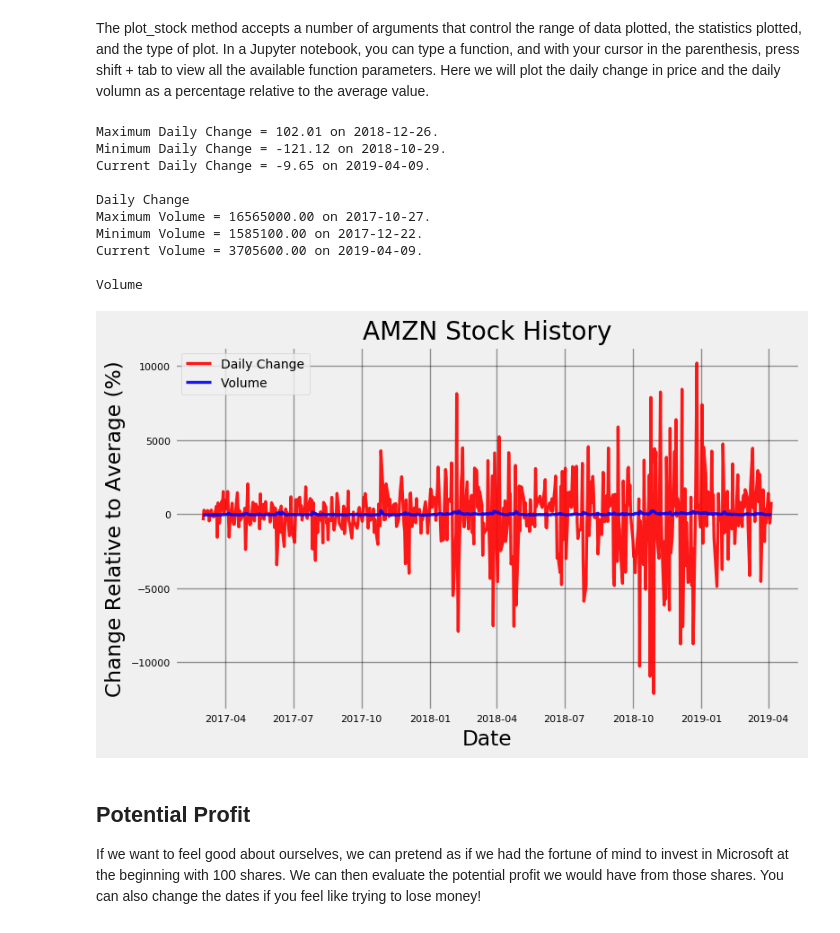
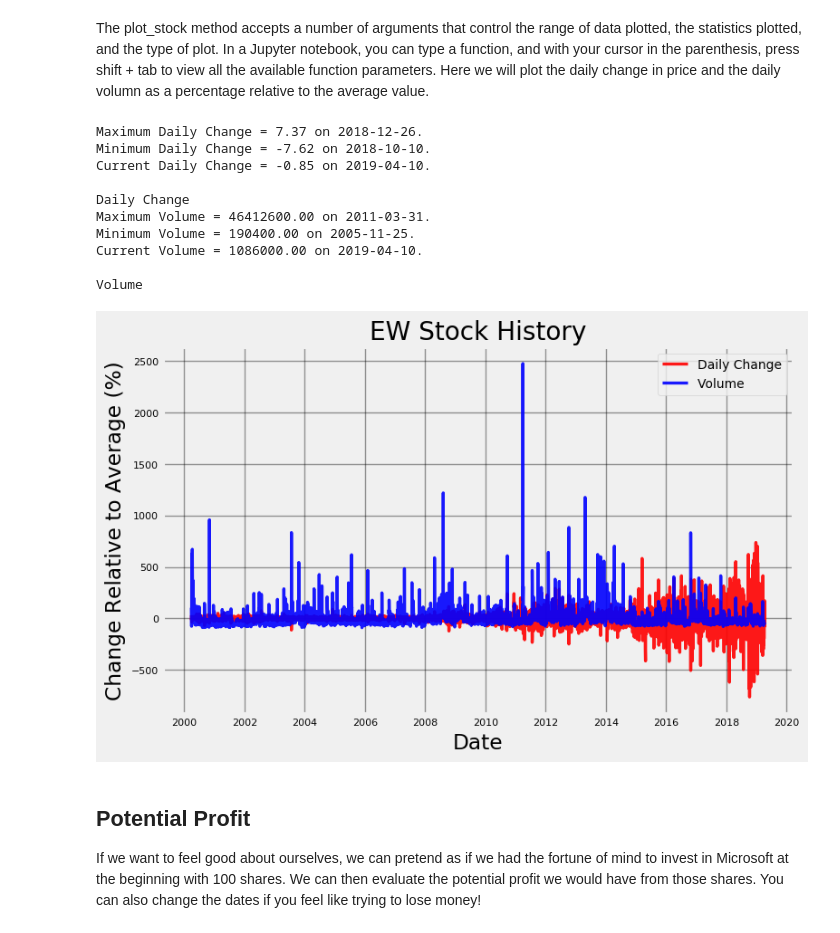
Before and after one commit to ermalsh/Stocker, a Jupyter notebook: Stocker Analysis Usage.ipynb, the cells around one changed output. Saved outputs shown, nothing was run; the diff lists cells and outputs as text; code cells hidden in the pictures.

```diff
--- a/Stocker Analysis Usage.ipynb
+++ b/Stocker Analysis Usage.ipynb
@@ -17,5 +17,5 @@ from stocker import Stocker
 
 An object is an instance of a Python class. To create a stocker object, we call the Stocker class with a valid stock ticker (there are over 3000 available). We will be using Microsoft throughout this example. If successful, the call will display that the data was retrieved and the date range.
 # %%
-microsoft = Stocker('AMZN')
+microsoft = Stocker('EW')
 # %% [output]
@@ -49,20 +49,20 @@ Current Adj Close = 1835.84 on 2019-04-09.
 # %% [markdown]
 The plot_stock method accepts a number of arguments that control the range of data plotted, the statistics plotted, and the type of plot. In a Jupyter notebook, you can type a function, and with your cursor in the parenthesis, press shift + tab to view all the available function parameters. Here we will plot the daily change in price and the daily volumn as a percentage relative to the average value.
 # %%
-microsoft.plot_stock(start_date = '2017-03-02', end_date = '2019-04-05',
+microsoft.plot_stock(start_date = '2000-03-27', end_date = '2019-04-10',
                      stats = ['Daily Change', 'Volume'], plot_type='pct')
 # %% [output]
-Maximum Daily Change = 102.01 on 2018-12-26.
-Minimum Daily Change = -121.12 on 2018-10-29.
-Current Daily Change = -9.65 on 2019-04-09.
+Maximum Daily Change = 7.37 on 2018-12-26.
+Minimum Daily Change = -7.62 on 2018-10-10.
+Current Daily Change = -0.85 on 2019-04-10.
 
 Daily Change
-Maximum Volume = 16565000.00 on 2017-10-27.
-Minimum Volume = 1585100.00 on 2017-12-22.
-Current Volume = 3705600.00 on 2019-04-09.
+Maximum Volume = 46412600.00 on 2011-03-31.
+Minimum Volume = 190400.00 on 2005-11-25.
+Current Volume = 1086000.00 on 2019-04-10.
 
 Volume
-[figure, old version]
+[figure, new version]
 # %% [markdown]
 ## Potential Profit
 
```
Also changed, not shown: parts of 12 cells of this notebook, 3 other files.
